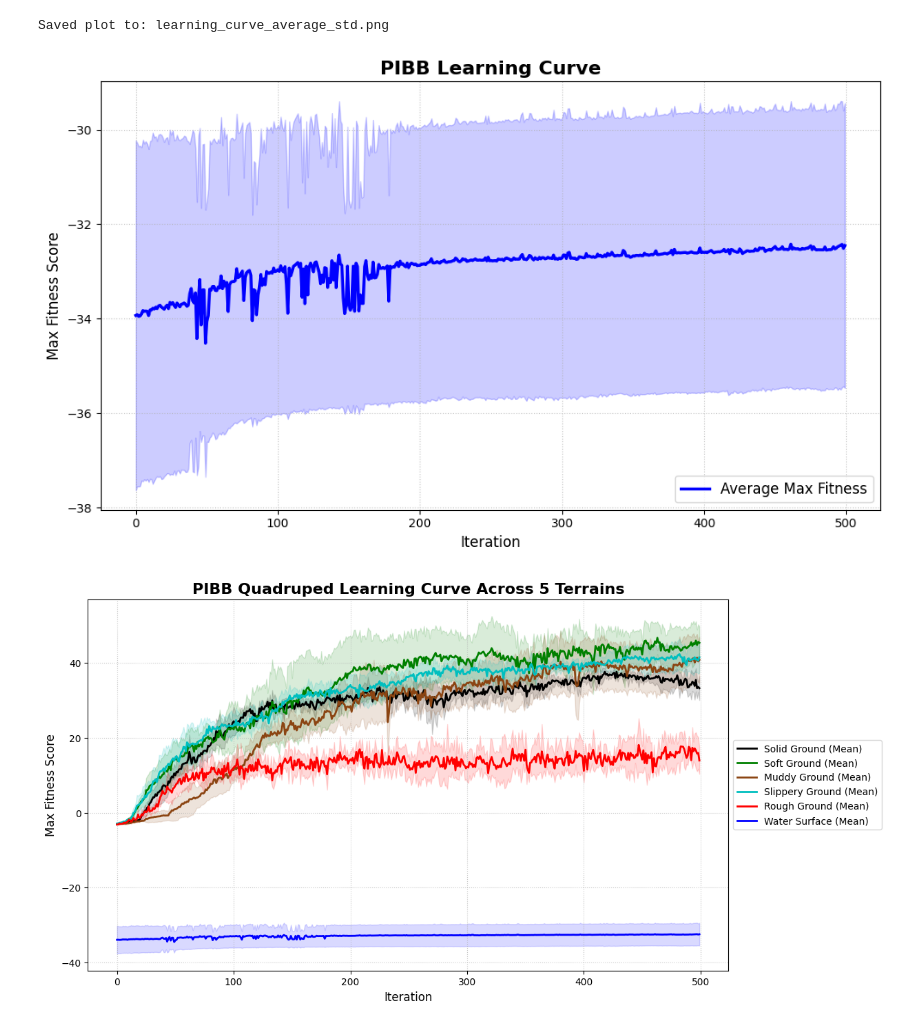
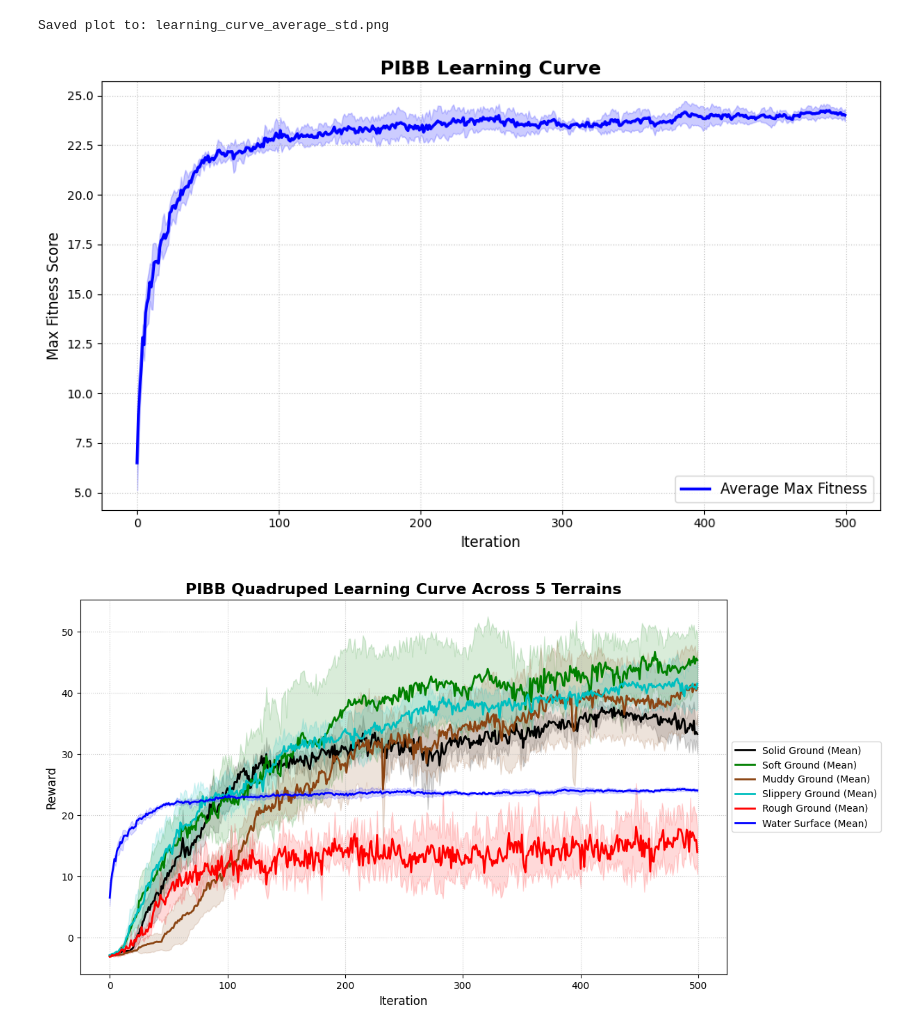
Before and after one commit to runjanna26/InteractiveSearchLocomotion, a Jupyter notebook: software/util/optimal_weight_learning/underwater_robot_4_legs/plot_fittness_compare.ipynb, the cells around one changed output. Cells and saved outputs as stored; diff of their text form; code cells hidden in the pictures.

Commit message:
update figure

```diff
--- a/software/util/optimal_weight_learning/underwater_robot_4_legs/plot_fittness_compare.ipynb
+++ b/software/util/optimal_weight_learning/underwater_robot_4_legs/plot_fittness_compare.ipynb
@@ -11,10 +11,14 @@ import matplotlib.pyplot as plt
 
 
 
+
+
+
+
 TARGET_LOG_FILES = [
-    "data/pibb_logs/pibb_training_20260715_154125.json",
-    "data/pibb_logs/pibb_training_20260715_205348.json",
-    "data/pibb_logs/pibb_training_20260715_224410.json"
+    "data/pibb_logs/pibb_training_20260723_133412.json",
+    "data/pibb_logs/pibb_training_20260723_153204.json",
+    "data/pibb_logs/pibb_training_20260723_133525.json"
 ]
 
 # Solid Ground
@@ -100,34 +104,34 @@ def plot_average_with_std():
     ax.fill_between(
         iterations,
         mean_fitness - std_fitness,
         mean_fitness + std_fitness,
         color="blue",
         alpha=0.2,
     )
 
     # Format the plot
     ax.set_title(f'PIBB Learning Curve', fontsize=16, fontweight='bold')
     ax.set_xlabel('Iteration', fontsize=12)
     ax.set_ylabel('Max Fitness Score', fontsize=12)
     ax.grid(True, linestyle=':', alpha=0.7)
 
     # Add legend
     ax.legend(fontsize=12, loc='lower right')
 
     # Save the plot
     save_path = "learning_curve_average_std.png"
     plt.savefig(save_path, dpi=300)
     print(f"Saved plot to: {save_path}")
 
     # Show the plot
     plt.tight_layout()
     plt.show()
 
 if __name__ == "__main__":
     plot_average_with_std()
 # %% [output]
 Saved plot to: learning_curve_average_std.png
-[figure, old version]
+[figure, new version]
 # %%
 import json
 import os
@@ -165,9 +169,9 @@ LOG_GROUPS = {
         "data/pibb_logs/pibb_training_20260714_150136.json"
     ],
     "Water Surface": [
-		"data/pibb_logs/pibb_training_20260715_154125.json",
-		"data/pibb_logs/pibb_training_20260715_205348.json",
-		"data/pibb_logs/pibb_training_20260715_224410.json"
+		"data/pibb_logs/pibb_training_20260723_133412.json",
+        "data/pibb_logs/pibb_training_20260723_153204.json",
+        "data/pibb_logs/pibb_training_20260723_133525.json"
 	]
 }
 
@@ -240,7 +244,7 @@ def plot_all_environments():
     # ==========================================
     ax.set_title('PIBB Quadruped Learning Curve Across 5 Terrains', fontsize=16, fontweight='bold')
     ax.set_xlabel('Iteration', fontsize=12)
-    ax.set_ylabel('Max Fitness Score', fontsize=12)
+    ax.set_ylabel('Reward', fontsize=12)
     ax.grid(True, linestyle=':', alpha=0.7)
 
     # Place legend outside the plot so it doesn't cover the data lines
@@ -256,4 +260,4 @@ def plot_all_environments():
 if __name__ == "__main__":
     plot_all_environments()
 # %% [output]
-[figure, old version]
+[figure, new version]
```
Also changed, not shown: 1 other file.
